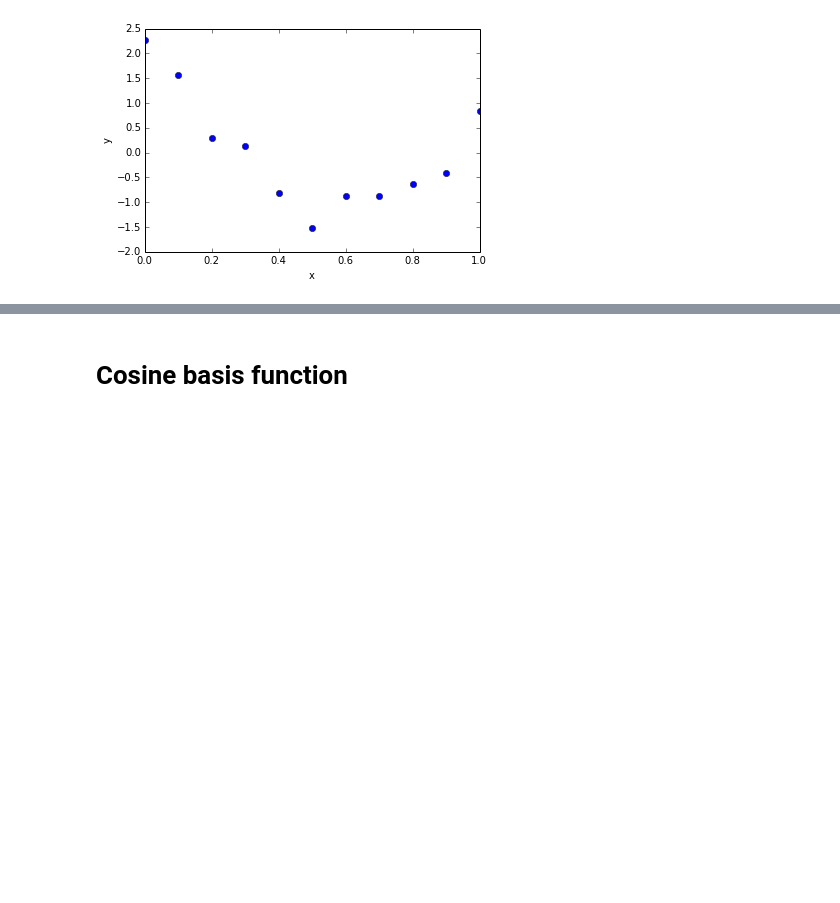
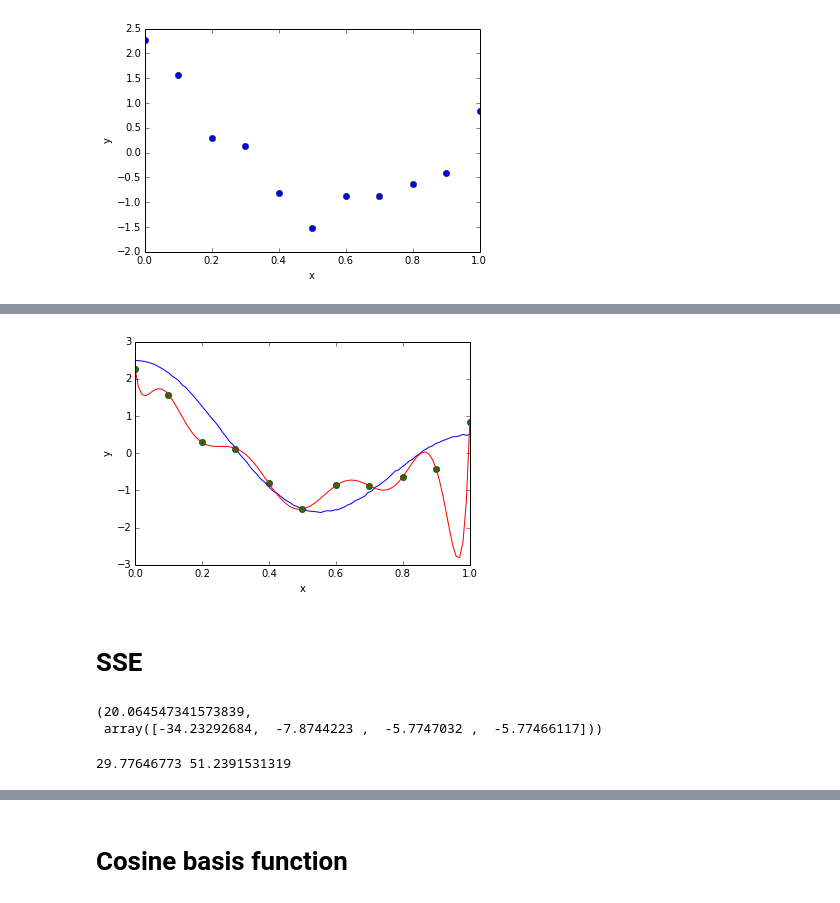
Before and after one commit to Divyagash/Class-6, a Jupyter notebook: PythonFiles/HW1.ipynb, the cells around one changed output, grey strips where cells are left out. Drawn from its saved outputs; the diff is of its cells as text; code cells hidden in the pictures; blank space fills up the shorter version.

```diff
--- a/PythonFiles/HW1.ipynb
+++ b/PythonFiles/HW1.ipynb
@@ -549,0 +620,11 @@ designMat
+# %%
+plt.plot(xtrue,ytrue)
+plt.plot(X,Y,'o')
+plt.plot(xtrue,fValue10)
+plt.xlabel('x')
+plt.ylabel('y')
+plt.show()
+# %% [output]
+[figure, added]
+# %% [markdown]
+# SSE
@@ -549,0 +646,13 @@ designMat
+# %%
+SSEPolynomialBasis(weights3,designMat,ytrue)
+# %% [output]
+(20.064547341573839,
+ array([-34.23292684,  -7.8744223 ,  -5.7747032 ,  -5.77466117]))
+# %%
+weight3high = weights3+0.2
+weight3Low = weights3-0.2
+a = SSEPolynomialBasis(weight3high,designMat,ytrue)[0]
+b = SSEPolynomialBasis(weight3Low,designMat,ytrue)[0]
+print a,b
+# %% [output]
+29.77646773 51.2391531319
```
Also changed, not shown: parts of 26 cells of this notebook.
